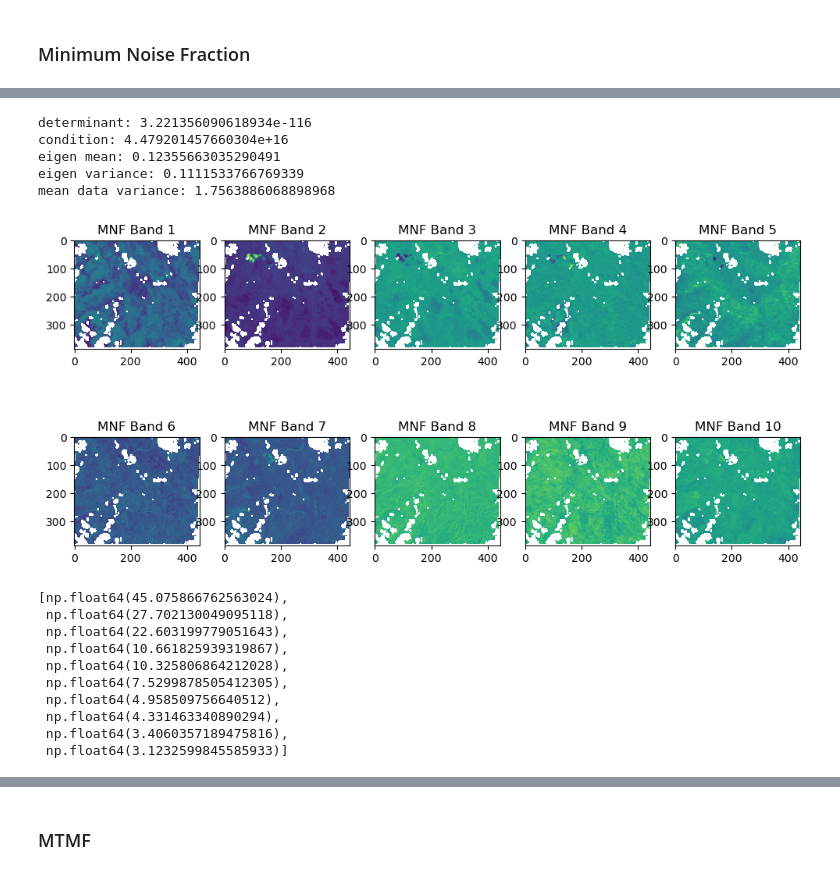
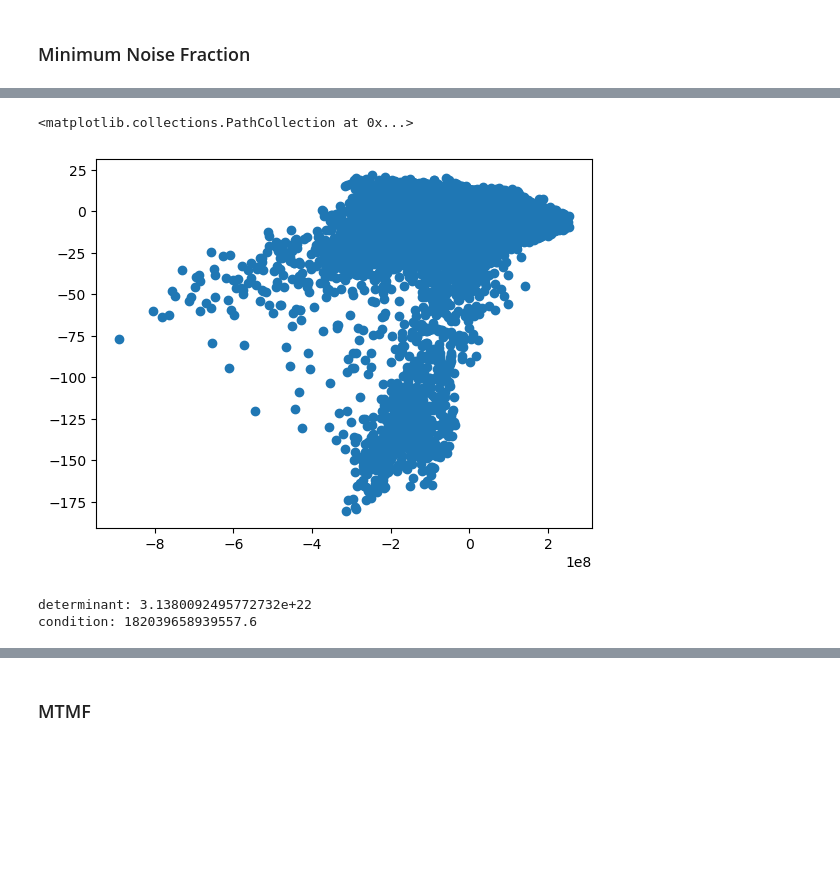
Before and after one commit to rosehanuy/beech-catskills, a Jupyter notebook: data_stack.ipynb, the cells around one changed output, grey strips where cells are left out. Cells and saved outputs as stored; diff of their text form; code cells hidden in the pictures; blank space fills up the shorter version.

```diff
--- a/data_stack.ipynb
+++ b/data_stack.ipynb
@@ -473,18 +526,17 @@ n_cov_matrix = get_noise_cov_matrix(noise_matrix)
+# %%
+t = mnf_components[0:2,:,:]
+t = rearrange(t,'c h w -> c (h w)')
+
+fig,ax = plt.subplots()
+
+plt.scatter(t[0,:],t[1,:])
+# %% [output]
+<matplotlib.collections.PathCollection at 0x...>
+[figure, added]
 # %%
-# check stability of noise covariance matrix
-determinant = np.linalg.det(n_cov_matrix) # should be greater than 10e-10
-condition = np.linalg.cond(n_cov_matrix) # should be below 10e7
-
-eigvals = np.linalg.eigvals(n_cov_matrix)
-
-data_variance = np.nanvar(mnf_1.data, axis=(1,2))  # Variance across spatial dimensions
-mean_data_variance = np.mean(data_variance)
-mean_data_variance
-
-print(f'determinant: {determinant}\ncondition: {condition}\neigen mean: {np.mean(eigvals)}\neigen variance: {np.var(eigvals)}\nmean data variance: {mean_data_variance}')
+determinant = np.linalg.det(mnf_cov) # should be greater than 10e-10
+condition = np.linalg.cond(mnf_cov) # should be below 10e7
+print(f'determinant: {determinant}\ncondition: {condition}')
 # %% [output]
-determinant: 3.221356090618934e-116
-condition: 4.479201457660304e+16
-eigen mean: 0.12355663035290491
-eigen variance: 0.1111533766769339
-mean data variance: 1.7563886068898968
+determinant: 3.1380092495772732e+22
+condition: 182039658939557.6
@@ -520,22 +542,0 @@ mnf = rearrange(output_array,'(h w) b -> b h w',h=mnf_1.data.shape[1],w=mnf_1.da
-# %%
-plt.figure(figsize=(12, 6))
-for i in range(10):  # Visualizing first 4 MNF bands
-    plt.subplot(2, 5, i + 1)
-    plt.imshow(mnf[i,:, :])
-    plt.title(f"MNF Band {i+1}")
-plt.show()
-# %% [output]
-[figure, removed]
-# %%
-[np.nanvar(mnf[i,:,:])for i in range(10)] # i think it worked???
-# %% [output]
-[np.float64(45.075866762563024),
- np.float64(27.702130049095118),
- np.float64(22.603199779051643),
- np.float64(10.661825939319867),
- np.float64(10.325806864212028),
- np.float64(7.5299878505412305),
- np.float64(4.958509756640512),
- np.float64(4.331463340890294),
- np.float64(3.4060357189475816),
- np.float64(3.1232599845585933)]
```
Also changed, not shown: parts of 22 cells of this notebook.
